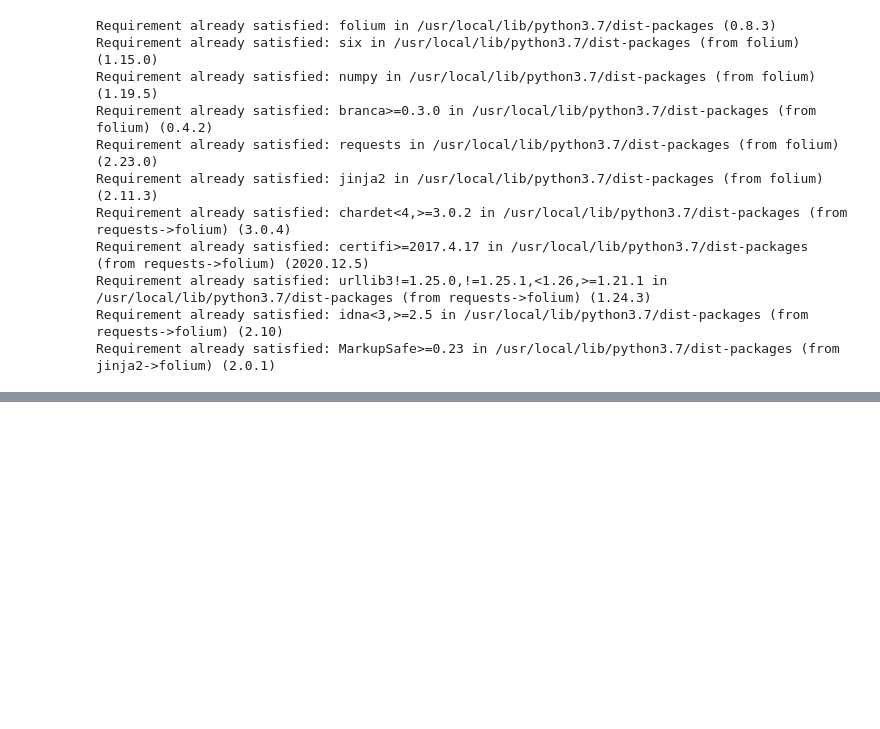
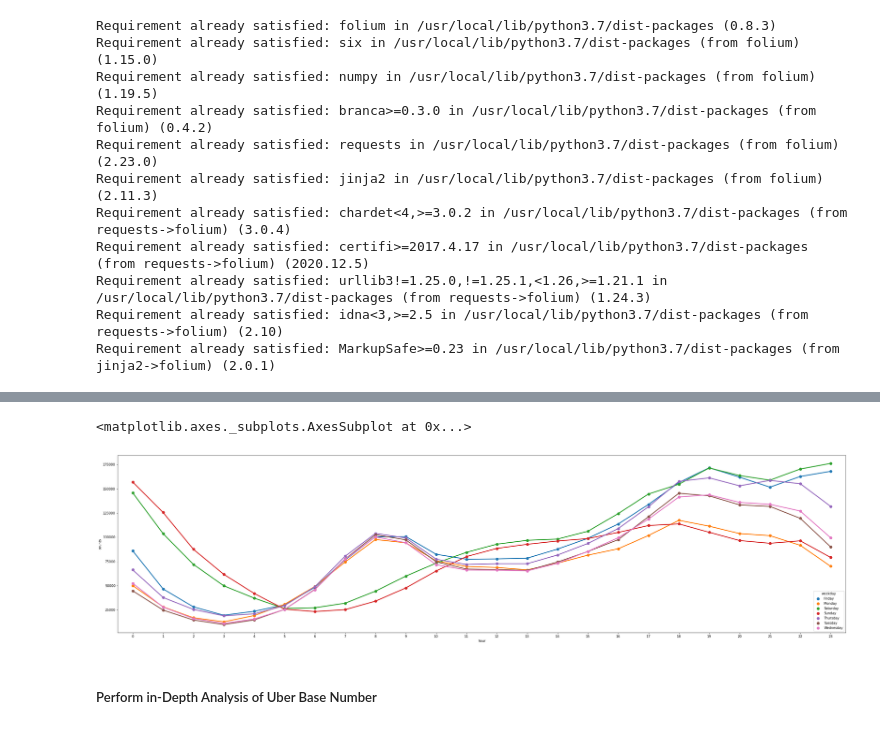
Before and after one commit to Aboubacar2012/Data_Analysis_Project, a Jupyter notebook: Uber_Data_Analysis.ipynb, the cells around one changed output, grey strips where cells are left out. Saved outputs shown, nothing was run; the diff lists cells and outputs as text; code cells hidden in the pictures; blank space fills up the shorter version.

```diff
--- a/Uber_Data_Analysis.ipynb
+++ b/Uber_Data_Analysis.ipynb
@@ -658,0 +794,9 @@ RecursionError: ignored
+# %%
+# Plot count by hour with weekday
+plt.figure(figsize=(40,10))
+sns.pointplot(x='hour', y='counts', hue='weekday', data=summary)
+# %% [output]
+<matplotlib.axes._subplots.AxesSubplot at 0x...>
+[figure, added]
+# %% [markdown]
+##### Perform in-Depth Analysis of Uber Base Number
```
Also changed, not shown: parts of 35 cells of this notebook.
